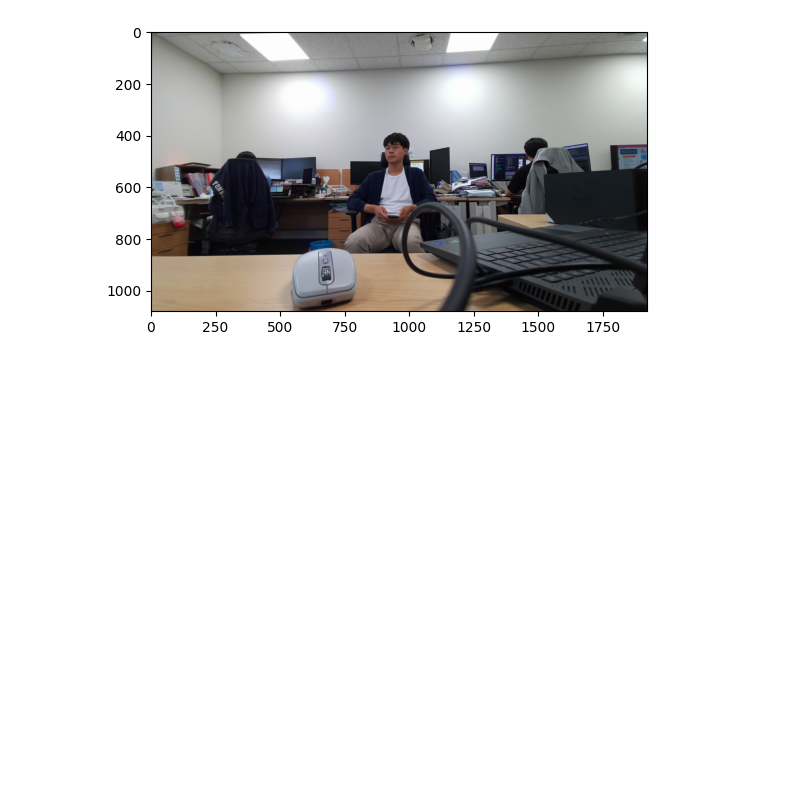
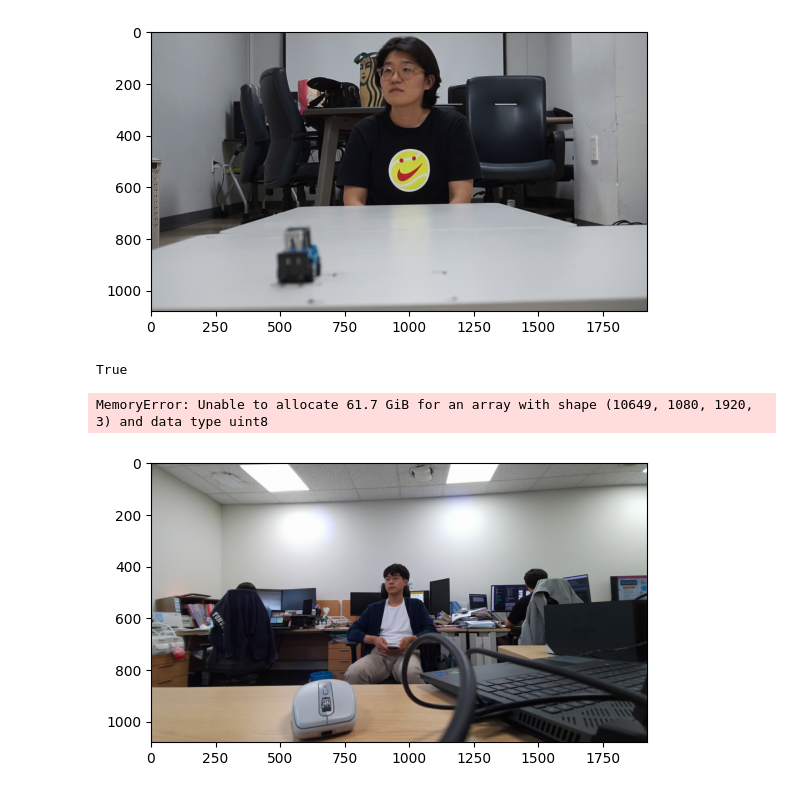
Before and after one commit to davidko89/2023_multimodal_ja, a Jupyter notebook: code/check_videos.ipynb, the cells around one changed output. Saved outputs shown, nothing was run; the diff lists cells and outputs as text; code cells hidden in the pictures; blank space fills up the shorter version.

```diff
--- a/code/check_videos.ipynb
+++ b/code/check_videos.ipynb
@@ -2,9 +2,81 @@
 import numpy as np
 import matplotlib.pyplot as plt
 from pathlib import Path
+import os
+import cv2
 
 ROOT_PATH = Path('/mnt/2021_NIA_data/projects/nbb')
-VIDEO_PATH = ROOT_PATH.joinpath("video")
+VIDEO_PATH = ROOT_PATH.joinpath("video/raw_data")
+
+try:
+    PROJECT_PATH = Path(__file__).parents[1]
+except NameError:
+    PROJECT_PATH = Path(os.getcwd()).parents[0]
+
+IMAGE_PATH = Path(PROJECT_PATH, "images")
+# %%
+cap = cv2.VideoCapture(str(VIDEO_PATH.joinpath("td001.mp4")))
+
+frame_number = 150
+fc = 0
+ret = True
+
+while fc < frame_number and ret:
+    ret, frame = cap.read()
+    fc += 1
+
+cap.release()
+
+# Now frame contains the 150th frame of the video
+video_image = frame
+
+# Converting BGR image to RGB
+video_image_rgb = cv2.cvtColor(video_image, cv2.COLOR_BGR2RGB)
+
+plt.imshow(video_image_rgb)
+plt.show()
+
+# Save the image as jpg to 'images' folder (keep as BGR for OpenCV functions)
+
+cv2.imwrite(str(Path(IMAGE_PATH).joinpath("rgb_video_image.jpg")), video_image_rgb)
+# %% [output]
+[figure, added]
+True
+# %%
+# Memory issue if run this way
+
+cap = cv2.VideoCapture(str(VIDEO_PATH.joinpath("td001.mp4")))
+frameCount = int(cap.get(cv2.CAP_PROP_FRAME_COUNT))
+frameWidth = int(cap.get(cv2.CAP_PROP_FRAME_WIDTH))
+frameHeight = int(cap.get(cv2.CAP_PROP_FRAME_HEIGHT))
+
+buf = np.empty((frameCount, frameHeight, frameWidth, 3), np.dtype("uint8"))
+
+fc = 0
+ret = True
+
+while fc < frameCount and ret:
+    ret, buf[fc] = cap.read()
+    fc += 1
+
+cap.release()
+
+video_array = np.transpose(buf, (0, 3, 2, 1))
+
+frame_number = 150
+
+video_image = video_array[frame_number]  # Indexing frame
+
+# Converting BGR image to RGB
+video_image_rgb = cv2.cvtColor(video_image, cv2.COLOR_BGR2RGB)
+
+plt.imshow(video_image_rgb)
+plt.show()
+
+# Save the image as jpg to 'images' folder (keep as BGR for OpenCV functions)
+cv2.imwrite(Path(IMAGE_PATH).joinpath("rgb_video_image.jpg"), video_image)
+# %% [output]
+MemoryError: Unable to allocate 61.7 GiB for an array with shape (10649, 1080, 1920, 3) and data type uint8
 # %%
 COLOR_PATH = ROOT_PATH.joinpath("video/proc_data/color")
 
```
Also changed, not shown: 11 other files.
